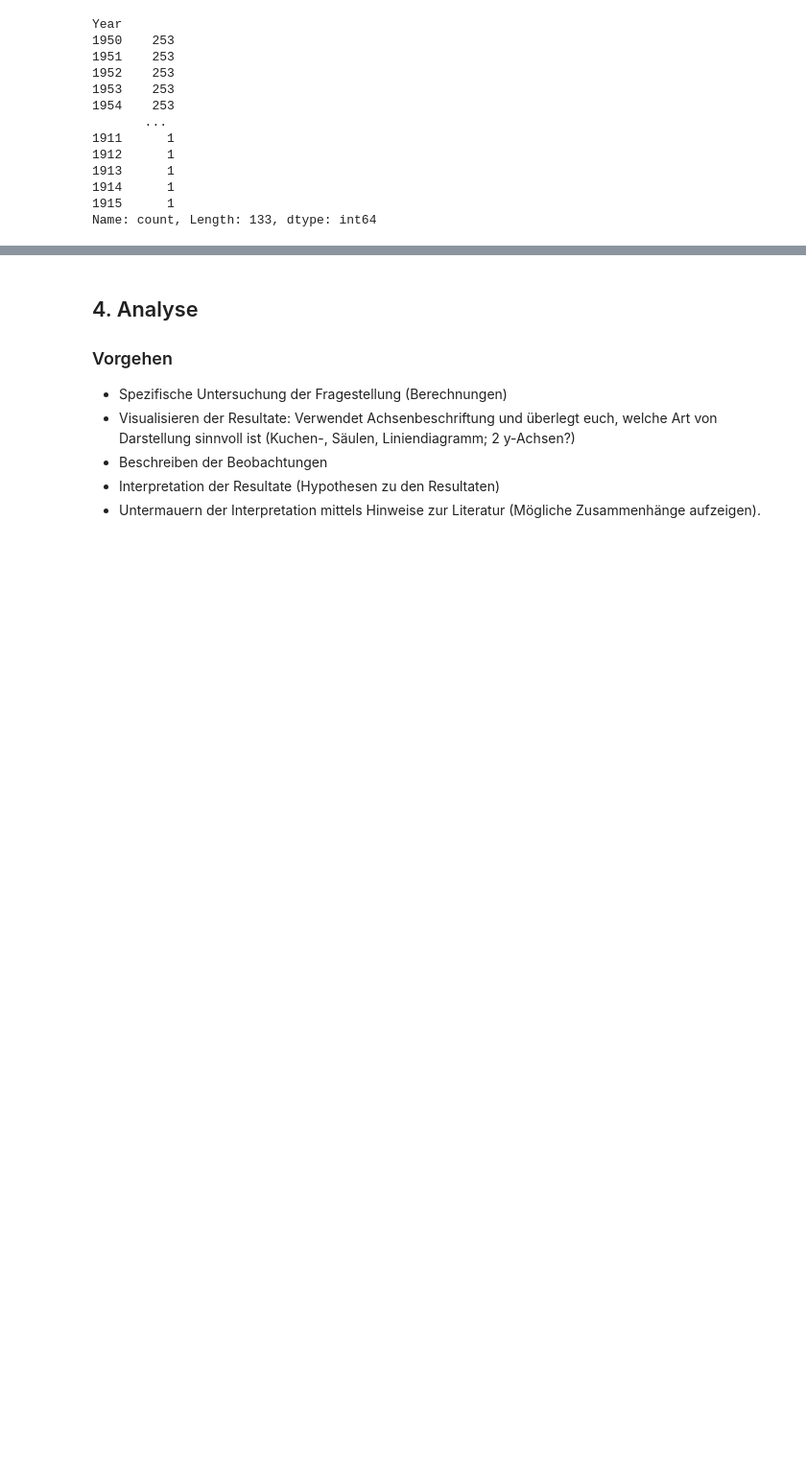
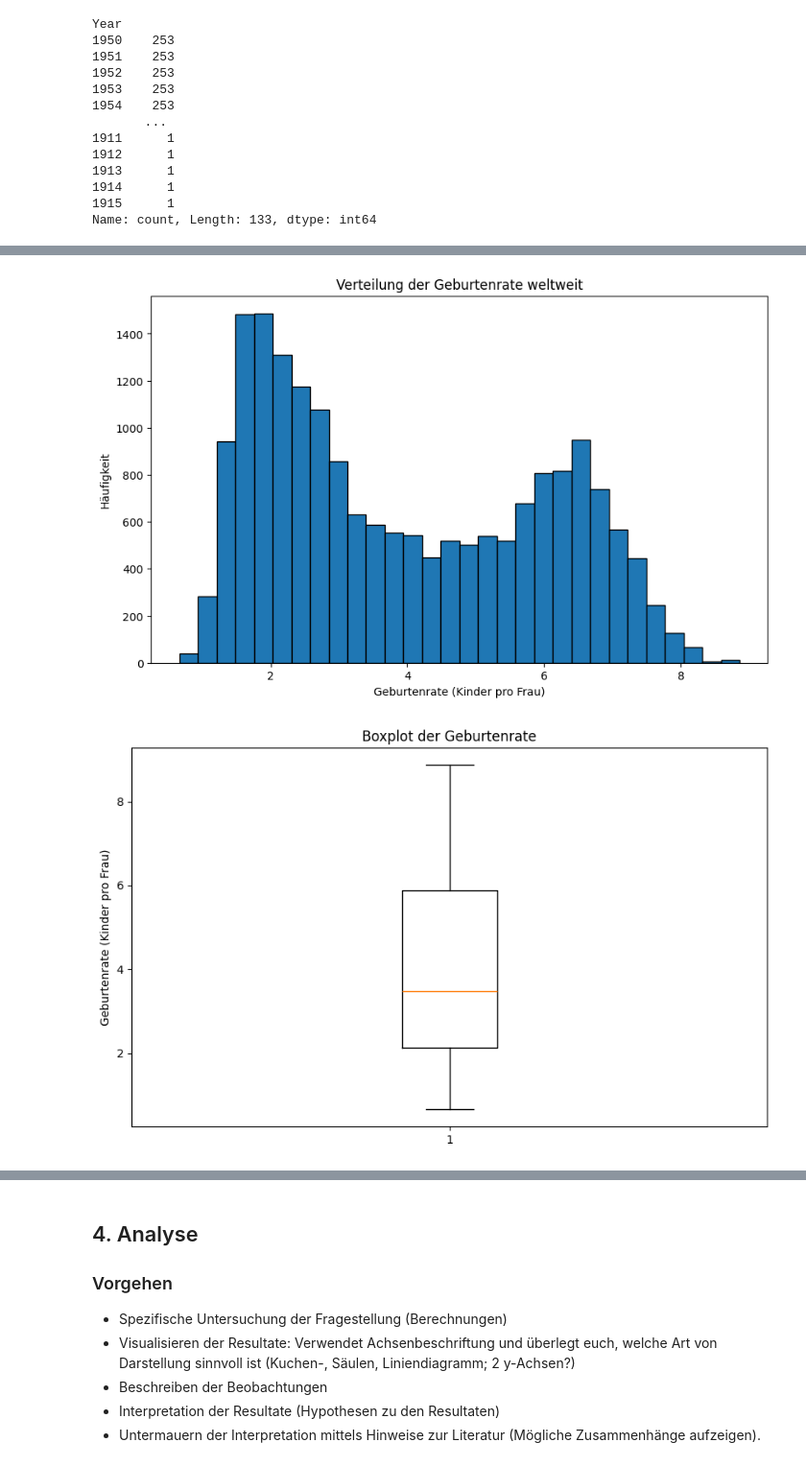
Before and after one commit to karin5905/Fertility-rate, a Jupyter notebook: Feritility-rate.ipynb, the cells around one changed output, grey strips where cells are left out. Shown: that part at 96% size. Cells and saved outputs as stored; diff of their text form; code cells hidden in the pictures; blank space fills up the shorter version.

Commit message:
3.3 Statistiken

```diff
--- a/Feritility-rate.ipynb
+++ b/Feritility-rate.ipynb
@@ -137,0 +140,69 @@ data['Year'].value_counts().sort_index().plot(kind='line',ylabel='Anzahl Datenpu
+# %%
+# Beschreibende Statistik
+data.describe()
+
+# Wie viele Länder sind im Datensatz?
+data['Entity'].nunique()
+
+# Fehlende Werte prüfen
+data.isnull().sum()
+
+# VISUALISIERUNGEN:
+
+# Histogram der Geburtenrate
+plt.figure(figsize=(10,6))
+plt.hist(data['Fertility rate (period), historical'], bins=30, edgecolor='black')
+plt.xlabel('Geburtenrate (Kinder pro Frau)')
+plt.ylabel('Häufigkeit')
+plt.title('Verteilung der Geburtenrate weltweit')
+plt.show()
+
+# Boxplot
+plt.figure(figsize=(10,6))
+plt.boxplot(data['Fertility rate (period), historical'].dropna())
+plt.ylabel('Geburtenrate (Kinder pro Frau)')
+plt.title('Boxplot der Geburtenrate')
+plt.show()
+
+# Zeitliche Entwicklung - Globaler Durchschnitt
+global_avg = data.groupby('Year')['Fertility rate (period), historical'].mean()
+
+plt.figure(figsize=(12,6))
+plt.plot(global_avg.index, global_avg.values, linewidth=2)
+plt.xlabel('Jahr')
+plt.ylabel('Durchschnittliche Geburtenrate')
+plt.title('Entwicklung der globalen Geburtenrate über die Zeit')
+plt.grid(True)
+plt.show()
+
+# Top 10 Länder mit höchster Geburtenrate (neuestes Jahr)
+latest_year = data['Year'].max()
+data_latest = data[data['Year'] == latest_year]
+top10 = data_latest.nlargest(10, 'Fertility rate (period), historical')
+
+plt.figure(figsize=(12,6))
+plt.barh(top10['Entity'], top10['Fertility rate (period), historical'])
+plt.xlabel('Geburtenrate (Kinder pro Frau)')
+plt.ylabel('Land')
+plt.title(f'Top 10 Länder mit höchster Geburtenrate ({latest_year})')
+plt.show()
+
+# Vergleich ausgewählter Länder über Zeit
+countries = ['Switzerland', 'Germany', 'United States', 'India', 'Niger', 'Japan']
+
+plt.figure(figsize=(14,7))
+for country in countries:
+    country_data = data[data['Entity'] == country]
+    plt.plot(country_data['Year'],
+             country_data['Fertility rate (period), historical'],
+             marker='o', label=country, linewidth=2)
+
+plt.xlabel('Jahr')
+plt.ylabel('Geburtenrate (Kinder pro Frau)')
+plt.title('Entwicklung der Geburtenrate in verschiedenen Ländern')
+plt.legend()
+plt.grid(True)
+plt.show()
+# %% [output]
+[figure, added]
+[figure, added]
```
Also changed, not shown: parts of 4 cells of this notebook.
